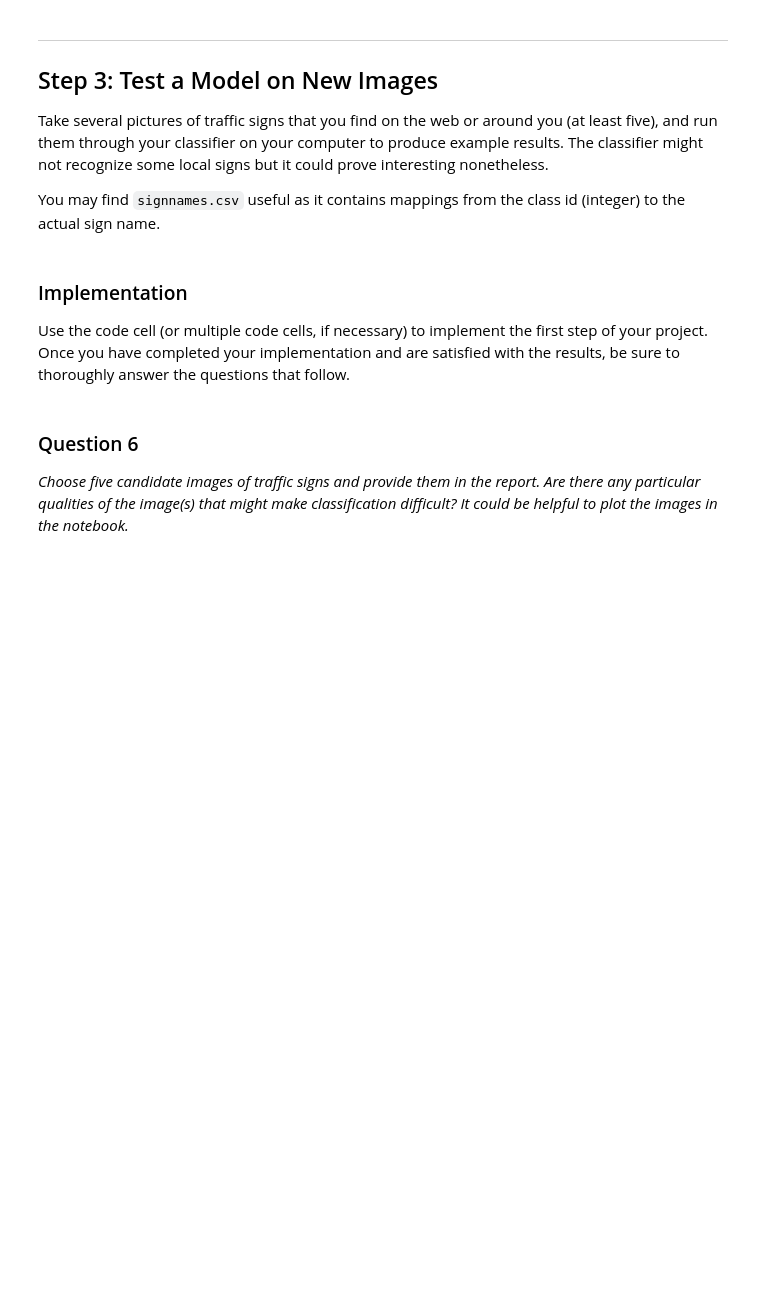
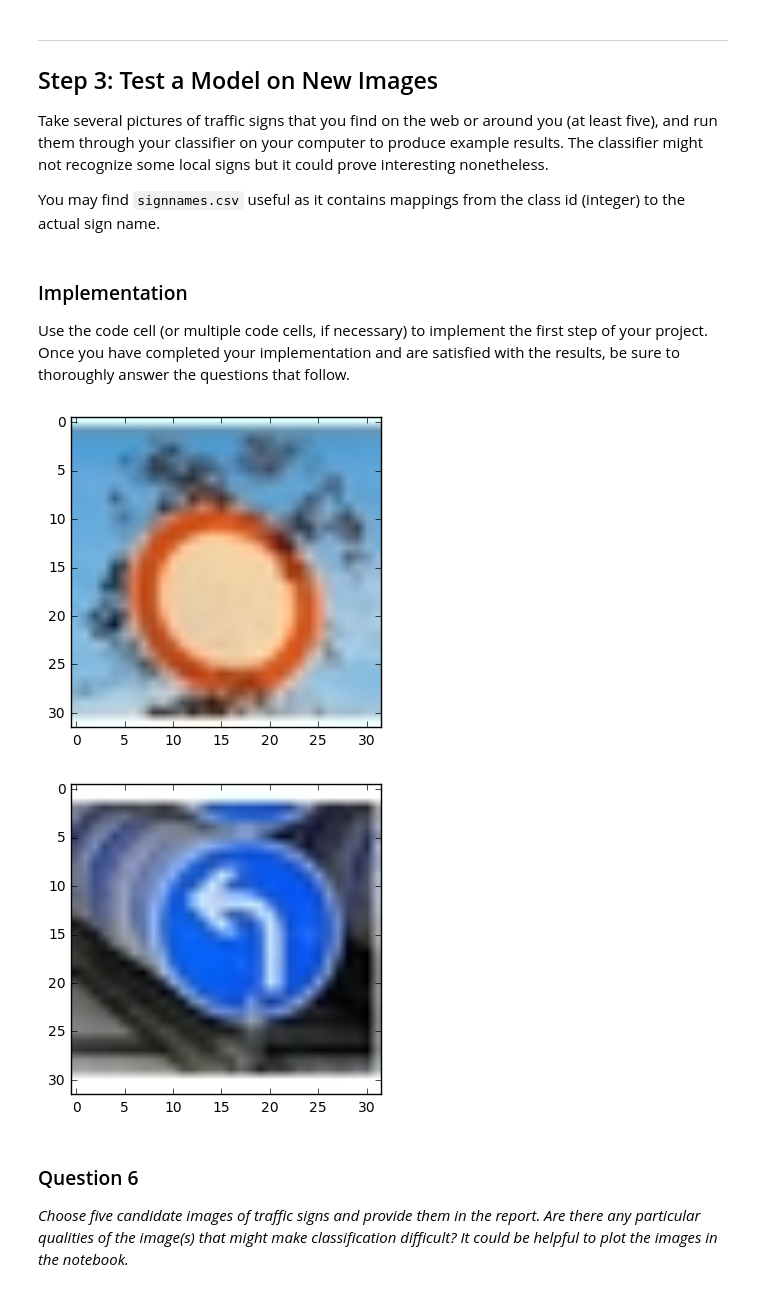
Before and after one commit to jluo-bgl/Traffic-Sign-Recognition-with-Deep-Learning-CNN, a Jupyter notebook: Traffic_Sign_Classifier_main.ipynb, the cells around one changed output. Saved outputs shown, nothing was run; the diff lists cells and outputs as text; code cells hidden in the pictures; blank space fills up the shorter version.

```diff
--- a/Traffic_Sign_Classifier_main.ipynb
+++ b/Traffic_Sign_Classifier_main.ipynb
@@ -347,6 +347,21 @@ Use the code cell (or multiple code cells, if necessary) to implement the first
 # %%
 ### Load the images and plot them here.
 ### Feel free to use as many code cells as needed.
+import matplotlib.image as mpimg
+import matplotlib.pyplot as plt
+
+imgs = ['1.png', '2.png']
+
+new_input = []
+
+for imgname in imgs:
+    image = mpimg.imread('images/' + imgname)
+    new_input.append(image)
+    plt.imshow(image)
+    plt.show()
+# %% [output]
+[figure, added]
+[figure, added]
 # %% [markdown]
 ### Question 6
 
```
Also changed, not shown: parts of 15 cells of this notebook, 4 other files.
